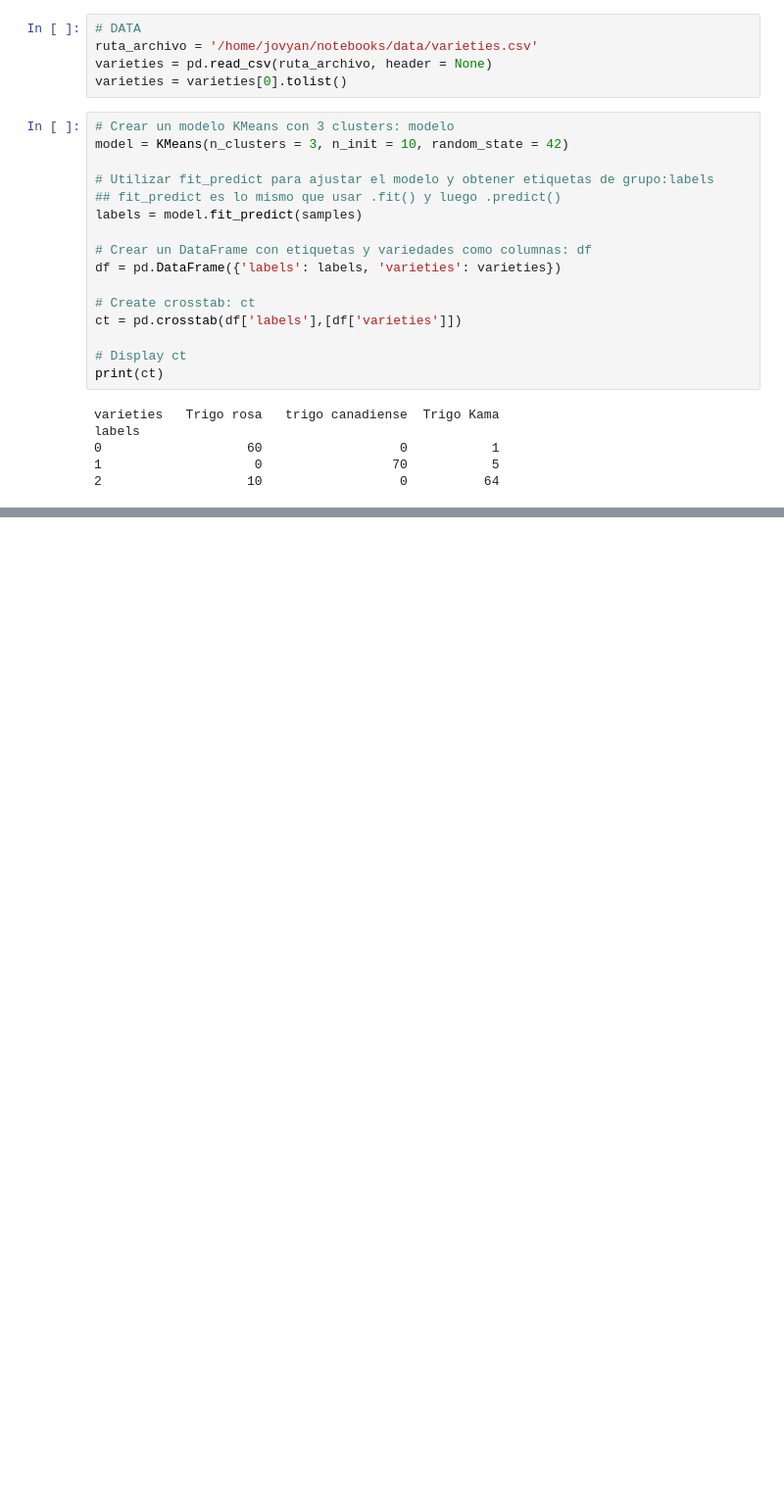
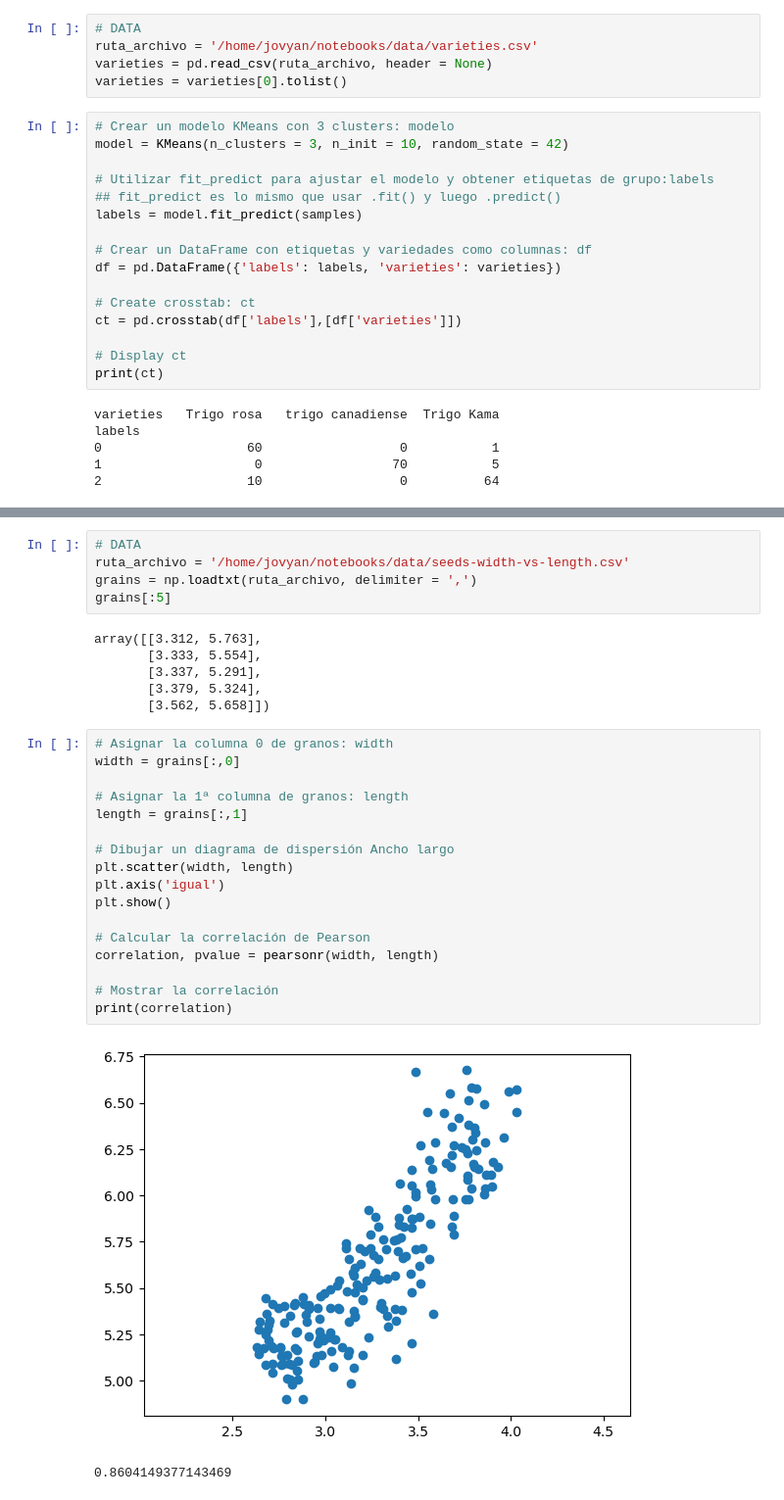
Before and after one commit to soyfode/projects, a Jupyter notebook: ML/02_01_ANS_grano.ipynb, the cells around one changed output, grey strips where cells are left out. Shown: that part at 98% size. Drawn from its saved outputs; the diff is of its cells as text; blank space fills up the shorter version.

```diff
--- a/ML/02_01_ANS_grano.ipynb
+++ b/ML/02_01_ANS_grano.ipynb
@@ -88,0 +170,31 @@ labels
+# %%
+# DATA
+ruta_archivo = '/home/jovyan/notebooks/data/seeds-width-vs-length.csv'
+grains = np.loadtxt(ruta_archivo, delimiter = ',')
+grains[:5]
+# %% [output]
+array([[3.312, 5.763],
+       [3.333, 5.554],
+       [3.337, 5.291],
+       [3.379, 5.324],
+       [3.562, 5.658]])
+# %%
+# Asignar la columna 0 de granos: width
+width = grains[:,0]
+
+# Asignar la 1ª columna de granos: length
+length = grains[:,1]
+
+# Dibujar un diagrama de dispersión Ancho largo
+plt.scatter(width, length)
+plt.axis('igual')
+plt.show()
+
+# Calcular la correlación de Pearson
+correlation, pvalue = pearsonr(width, length)
+
+# Mostrar la correlación
+print(correlation)
+# %% [output]
+[figure, added]
+0.8604149377143469
```
Also changed, not shown: parts of 12 cells of this notebook, 1 other file.
